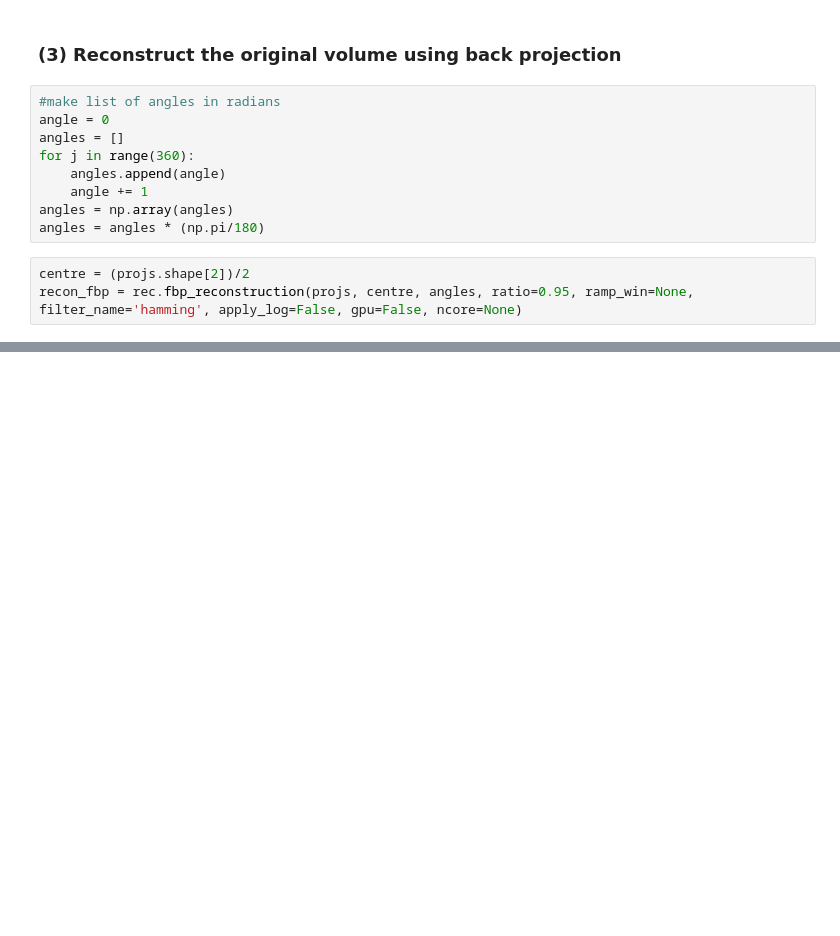
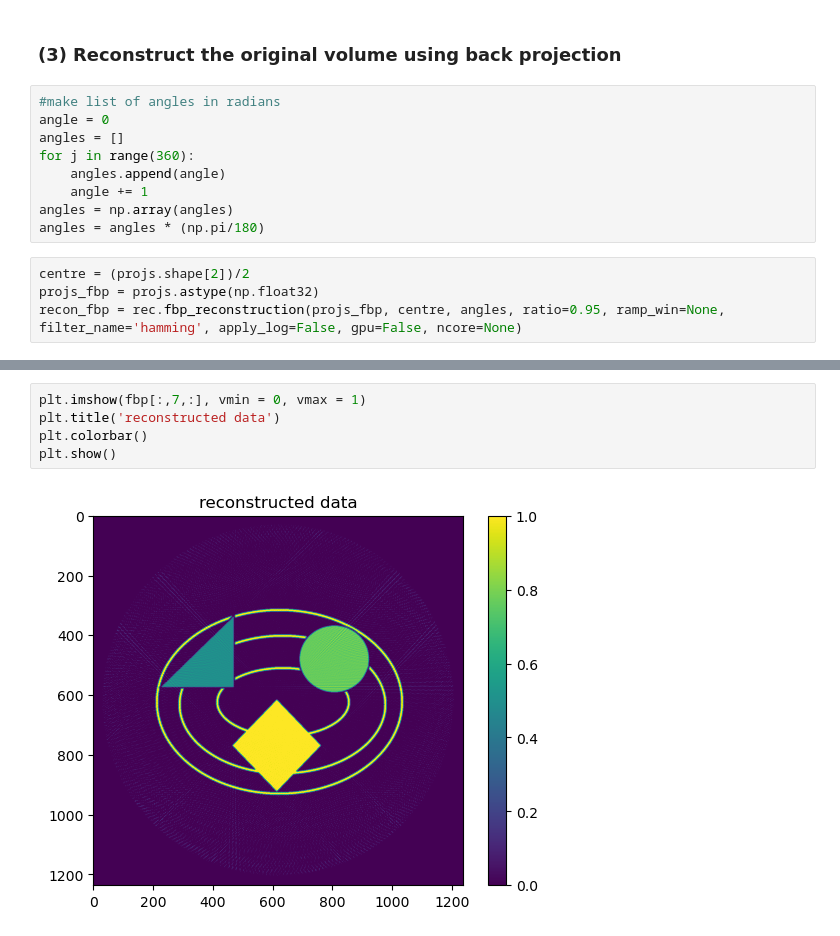
Before and after one commit to MaPhewJ/EIL_image_processing, a Jupyter notebook: Virtual_Sample.ipynb, the cells around one changed output, grey strips where cells are left out. Cells and saved outputs as stored; diff of their text form; blank space fills up the shorter version.

```diff
--- a/Virtual_Sample.ipynb
+++ b/Virtual_Sample.ipynb
@@ -126,4 +126,5 @@ angles = np.array(angles)
 angles = angles * (np.pi/180)
 # %%
 centre = (projs.shape[2])/2
-recon_fbp = rec.fbp_reconstruction(projs, centre, angles, ratio=0.95, ramp_win=None, filter_name='hamming', apply_log=False, gpu=False, ncore=None)
+projs_fbp = projs.astype(np.float32)
+recon_fbp = rec.fbp_reconstruction(projs_fbp, centre, angles, ratio=0.95, ramp_win=None, filter_name='hamming', apply_log=False, gpu=False, ncore=None)
@@ -135,0 +142,7 @@ plt.show()
+# %%
+plt.imshow(fbp[:,7,:], vmin = 0, vmax = 1)
+plt.title('reconstructed data')
+plt.colorbar()
+plt.show()
+# %% [output]
+[figure, added]
```
Also changed, not shown: parts of 5 cells of this notebook.
